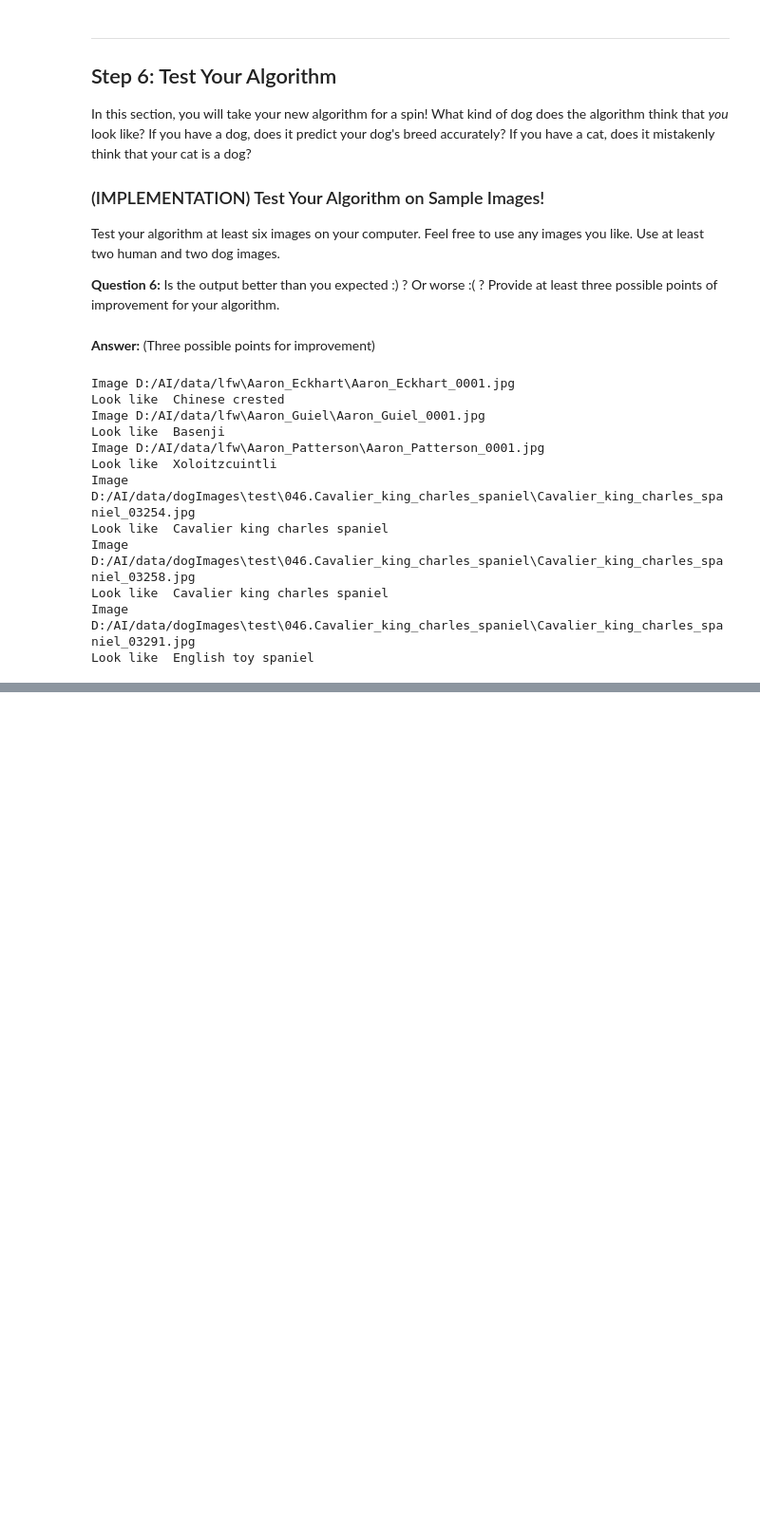
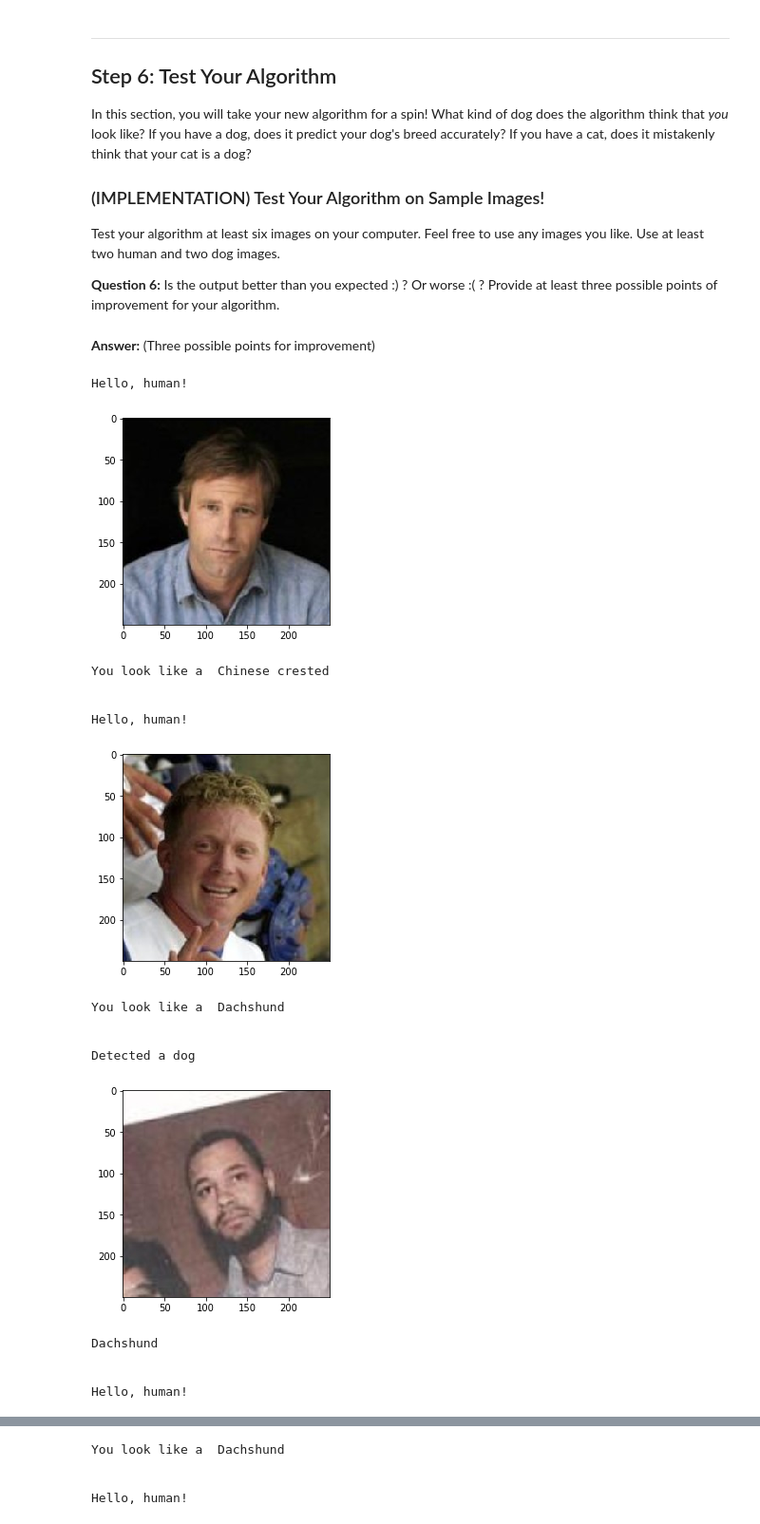
Before and after one commit to IMaeland/udacity-deep-learning-projects, a Jupyter notebook: project-dog-classification/dog_app.ipynb, the cells around one changed output, grey strips where cells are left out. Shown at 95% size. Saved outputs shown, nothing was run; the diff lists cells and outputs as text; code cells hidden in the pictures; blank space fills up the shorter version.

```diff
--- a/project-dog-classification/dog_app.ipynb
+++ b/project-dog-classification/dog_app.ipynb
@@ -769,21 +782,25 @@ __Answer:__ (Three possible points for improvement)
 # %%
 ## TODO: Execute your algorithm from Step 6 on
 ## at least 6 images on your computer.
 ## Feel free to use as many code cells as needed.
 
 ## suggested code, below
-for file in np.hstack((human_files[:3], dog_files[:3])):
+for file in np.hstack((human_files[:10], dog_files[:10])):
     run_app(file)
 # %% [output]
-Image D:/AI/data/lfw\Aaron_Eckhart\Aaron_Eckhart_0001.jpg
-Look like  Chinese crested
-Image D:/AI/data/lfw\Aaron_Guiel\Aaron_Guiel_0001.jpg
-Look like  Basenji
-Image D:/AI/data/lfw\Aaron_Patterson\Aaron_Patterson_0001.jpg
-Look like  Xoloitzcuintli
-Image D:/AI/data/dogImages\test\046.Cavalier_king_charles_spaniel\Cavalier_king_charles_spaniel_03254.jpg
-Look like  Cavalier king charles spaniel
-Image D:/AI/data/dogImages\test\046.Cavalier_king_charles_spaniel\Cavalier_king_charles_spaniel_03258.jpg
-Look like  Cavalier king charles spaniel
-Image D:/AI/data/dogImages\test\046.Cavalier_king_charles_spaniel\Cavalier_king_charles_spaniel_03291.jpg
-Look like  English toy spaniel
+Hello, human!
+[figure, added]
+You look like a  Chinese crested
+
+
+Hello, human!
+[figure, added]
+You look like a  Dachshund
+
+
+Detected a dog
+[figure, added]
+Dachshund
+
+
+Hello, human!
@@ -789,0 +808,4 @@ Look like  English toy spaniel
+You look like a  Dachshund
+
+
+Hello, human!
```
Also changed, not shown: parts of 13 cells of this notebook.
